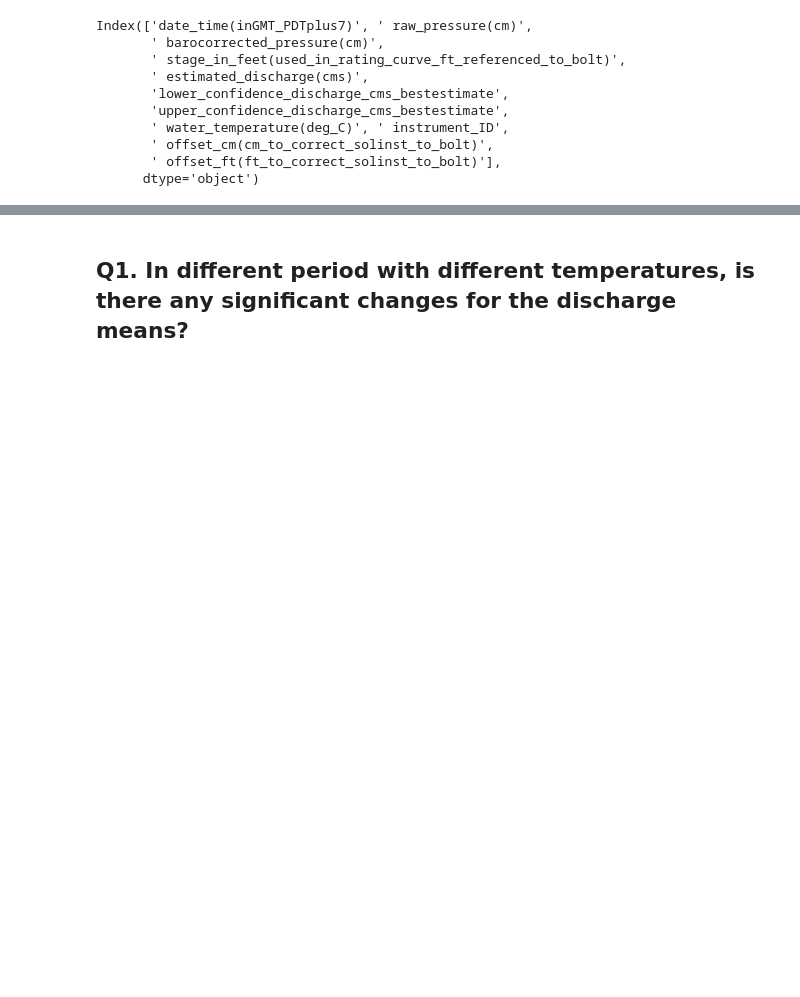
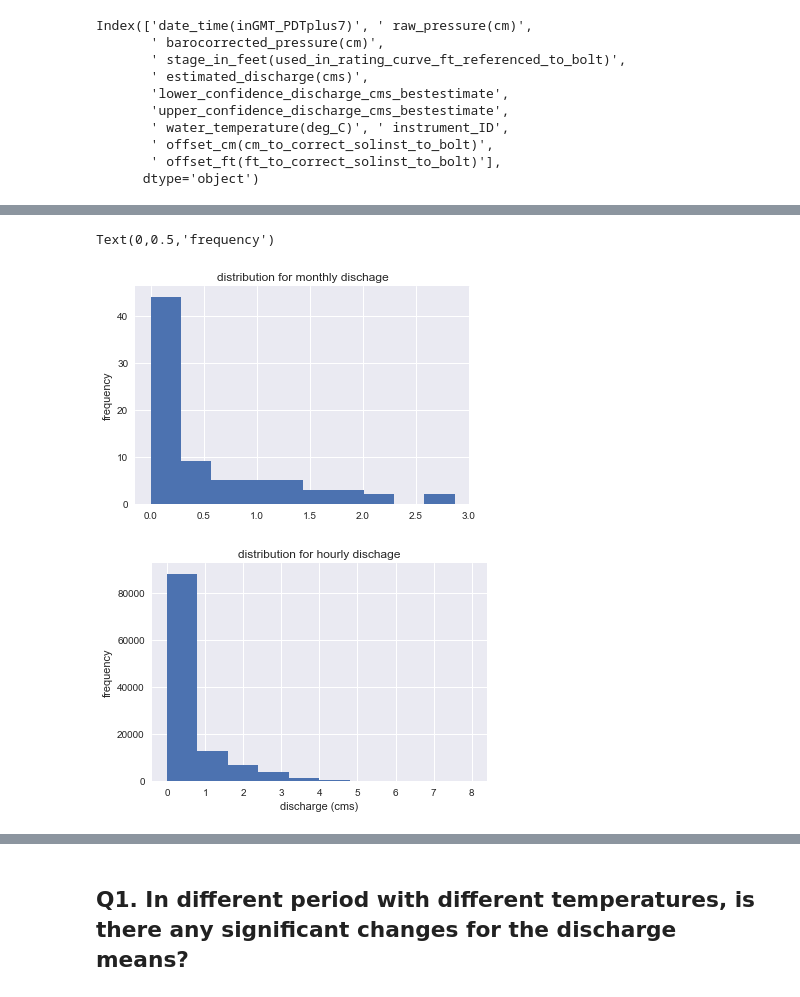
Before and after one commit to AzusaSayuri/UW-Data-analysis, a Jupyter notebook: HW7/Assignment7-XiminHu.ipynb, the cells around one changed output, grey strips where cells are left out. Cells and saved outputs as stored; diff of their text form; code cells hidden in the pictures; blank space fills up the shorter version.

```diff
--- a/HW7/Assignment7-XiminHu.ipynb
+++ b/HW7/Assignment7-XiminHu.ipynb
@@ -187,0 +262,15 @@ Name:  estimated_discharge(cms), Length: 146, dtype: float64
+# %%
+plt.figure(1)
+df_month['discharge'].hist()
+plt.title('distribution for monthly dischage')
+plt.ylabel('frequency')
+
+plt.figure(2)
+df_c[' estimated_discharge(cms)'].hist()
+plt.title('distribution for hourly dischage')
+plt.xlabel('discharge (cms)')
+plt.ylabel('frequency')
+# %% [output]
+Text(0,0.5,'frequency')
+[figure, added]
+[figure, added]
```
Also changed, not shown: parts of 13 cells of this notebook.
